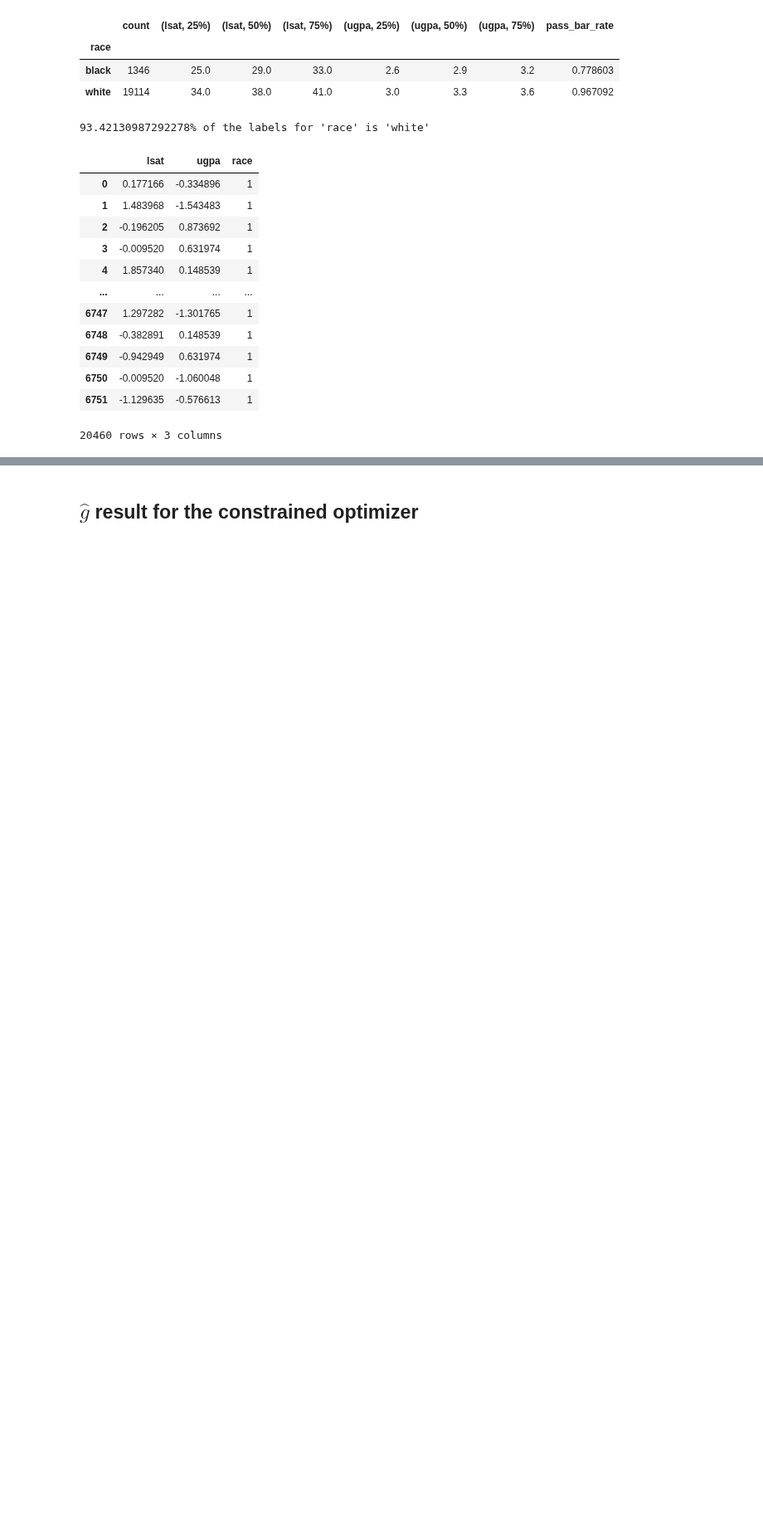
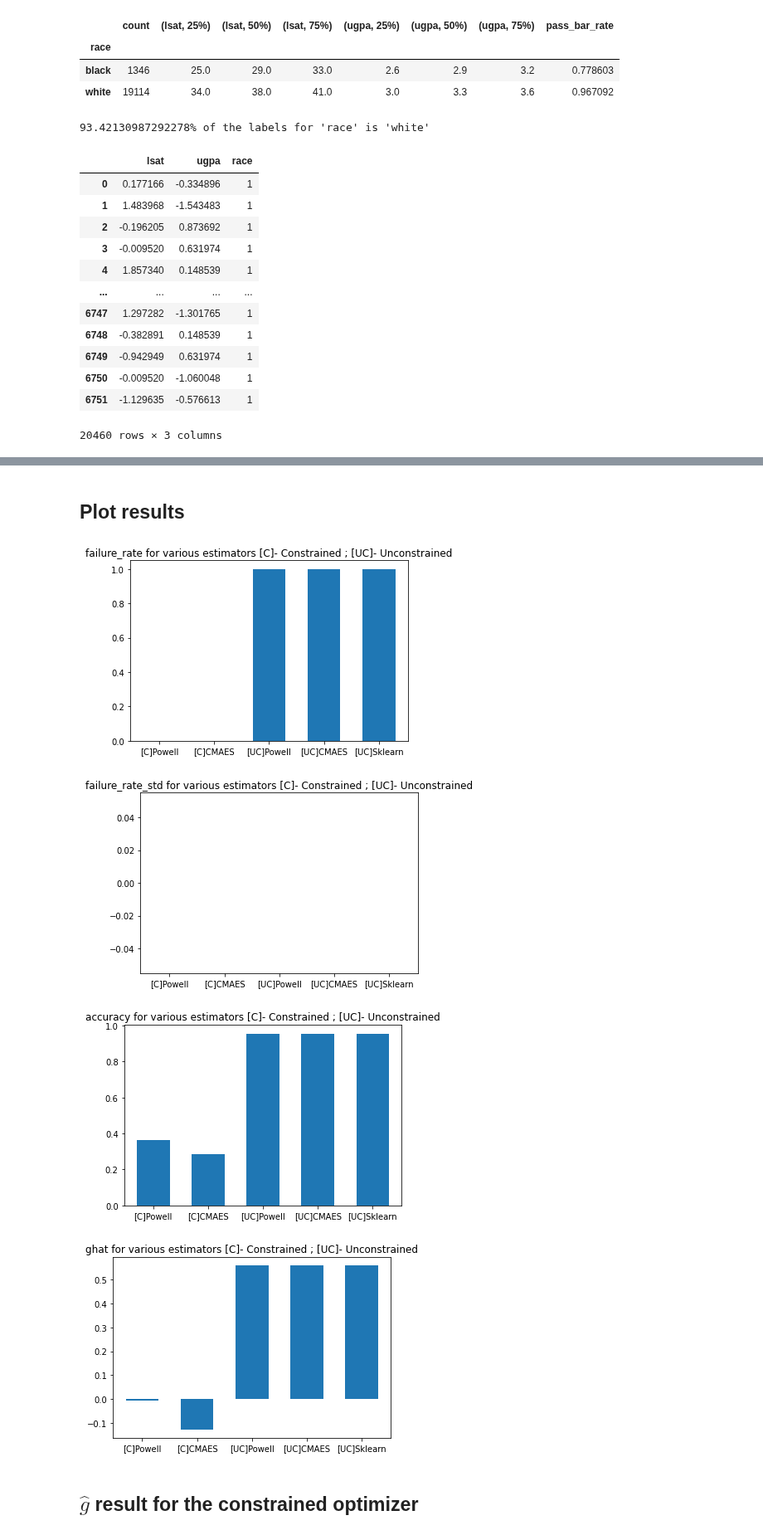
Before and after one commit to hannanabdul55/seldonian-fairness, a Jupyter notebook: week6.ipynb, the cells around one changed output, grey strips where cells are left out. Shown at 83% size. Cells and saved outputs as stored; diff of their text form; code cells hidden in the pictures; blank space fills up the shorter version.

```diff
--- a/week6.ipynb
+++ b/week6.ipynb
@@ -210,7 +222,3 @@ ghats.append({
 
 method='ttest'
 op_method = 'Powell'
-# %%
-estimator = LogisticRegressionSeldonianModel(X.to_numpy(), y.to_numpy().flatten(), g_hats=ghats).fit(
-        opt=op_method)
-print(f"Accuracy: {balanced_accuracy_score(y, estimator.predict(X))}\n")
@@ -223,0 +254,21 @@ Accuracy: 0.5947945200032407
+# %%
+for r in res:
+    fr = []
+    ac = []
+    ghat = []
+    print(f"Running for {r}")
+    for t in range(exp['num_trials']):
+        estimator = get_estimator(r)
+        try:
+            estimator.fit()
+        except:
+            estimator.fit(X, y.to_numpy().flatten())
+        acc = accuracy_score(y, estimator.predict(X))
+        ac.append(acc)
+        g = tpr_ab(X.to_numpy(), y.to_numpy().flatten(), estimator.predict(X), delta=0.05)
+        fr.append((g > 0).astype(int))
+        ghat.append(g)
+    res[r]['failure_rate'] = np.mean(fr)
+    res[r]['failure_rate_std'] = np.std(fr)
+    res[r]['accuracy'] = np.mean(ac)
+    res[r]['ghat'] = np.mean(ghat)
@@ -224,3 +316,23 @@ Accuracy: 0.5947945200032407
+# %% [markdown]
+## Plot results
+# %%
+res_n = {
+    'Const Powell': '[C]Powell',
+    'Const CMA-ES': '[C]CMAES',
+    'Unconst Powell': '[UC]Powell',
+    'Unconst CMA-ES': '[UC]CMAES',
+    'Unconst Scikit': '[UC]Sklearn'
+}
+x = list(res.keys())
+for k in res['Const Powell']:
+    plt.bar(list(map(lambda x: res_n[x], x)), list(map(lambda x: res[x][k], res)), width=0.6)
+    plt.title(f"{k} for various estimators [C]- Constrained ; [UC]- Unconstrained")
+    plt.show()
+# %% [output]
+[figure, added]
+[figure, added]
+[figure, added]
+[figure, added]
 # %% [markdown]
 ## $\hat{g}$ result for the constrained optimizer
 # %%
```
Also changed, not shown: parts of 10 cells of this notebook, 7 other files.
